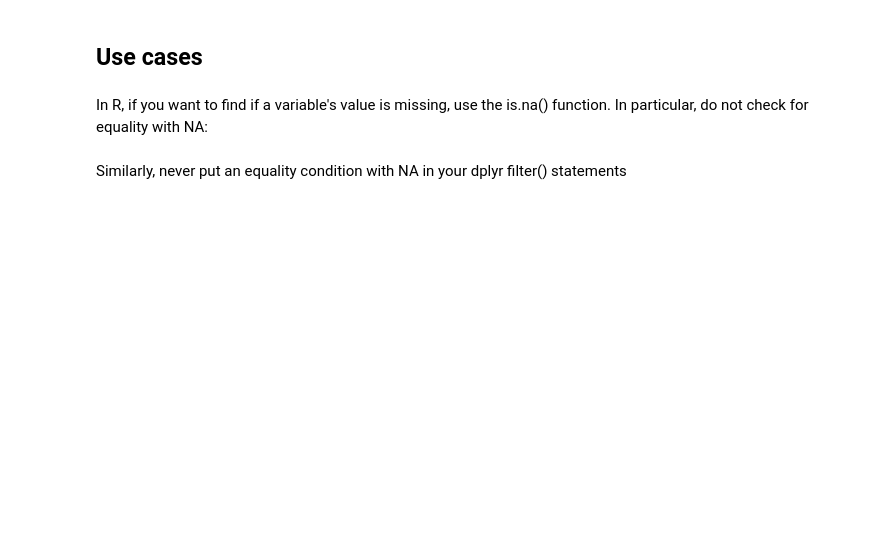
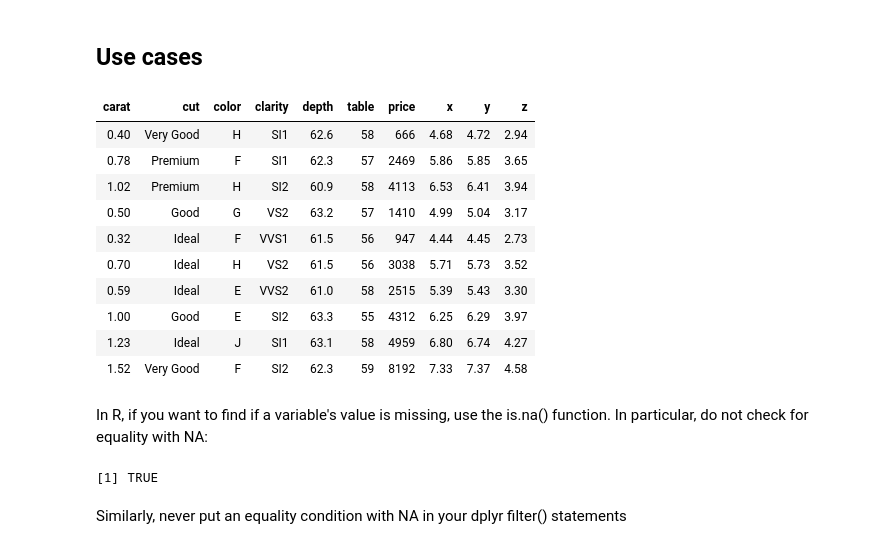
Before and after one commit to bmanzo/stats306_labs, a Jupyter notebook: lab02/stats306_lab02.ipynb, the cells around one changed output. Saved outputs shown, nothing was run; the diff lists cells and outputs as text; code cells hidden in the pictures; blank space fills up the shorter version.

```diff
--- a/lab02/stats306_lab02.ipynb
+++ b/lab02/stats306_lab02.ipynb
@@ -213,13 +341,27 @@ best_cuts = filter(dm, cut == 'Ideal')
 not_worst_cuts = filter(dm, cut > 'Fair')
 # can do this because cut is an ordinal variable
 # %%
-not_worst_cuts[1:20,]
+not_worst_cuts[1:10,]
+# %% [output]
+| carat | cut | color | clarity | depth | table | price | x | y | z |
+| 0.40 | Very Good | H | SI1 | 62.6 | 58 | 666 | 4.68 | 4.72 | 2.94 |
+| 0.78 | Premium | F | SI1 | 62.3 | 57 | 2469 | 5.86 | 5.85 | 3.65 |
+| 1.02 | Premium | H | SI2 | 60.9 | 58 | 4113 | 6.53 | 6.41 | 3.94 |
+| 0.50 | Good | G | VS2 | 63.2 | 57 | 1410 | 4.99 | 5.04 | 3.17 |
+| 0.32 | Ideal | F | VVS1 | 61.5 | 56 | 947 | 4.44 | 4.45 | 2.73 |
+| 0.70 | Ideal | H | VS2 | 61.5 | 56 | 3038 | 5.71 | 5.73 | 3.52 |
+| 0.59 | Ideal | E | VVS2 | 61.0 | 58 | 2515 | 5.39 | 5.43 | 3.30 |
+| 1.00 | Good | E | SI2 | 63.3 | 55 | 4312 | 6.25 | 6.29 | 3.97 |
+| 1.23 | Ideal | J | SI1 | 63.1 | 58 | 4959 | 6.80 | 6.74 | 4.27 |
+| 1.52 | Very Good | F | SI2 | 62.3 | 59 | 8192 | 7.33 | 7.37 | 4.58 |
 # %% [markdown]
 In R, if you want to find if a variable's value is missing, use the is.na() function. In particular, do not check for equality with NA:
 # %%
 x = 4
-x == NA
-is.na(x)
+# x == NA
+!is.na(x)
+# %% [output]
+[1] TRUE
 # %% [markdown]
 Similarly, never put an equality condition with NA in your dplyr filter() statements
 # %%
```
Also changed, not shown: parts of 53 cells of this notebook.
